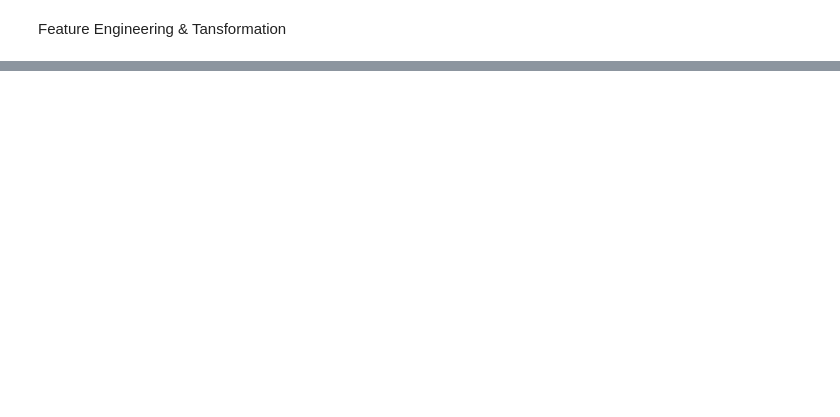
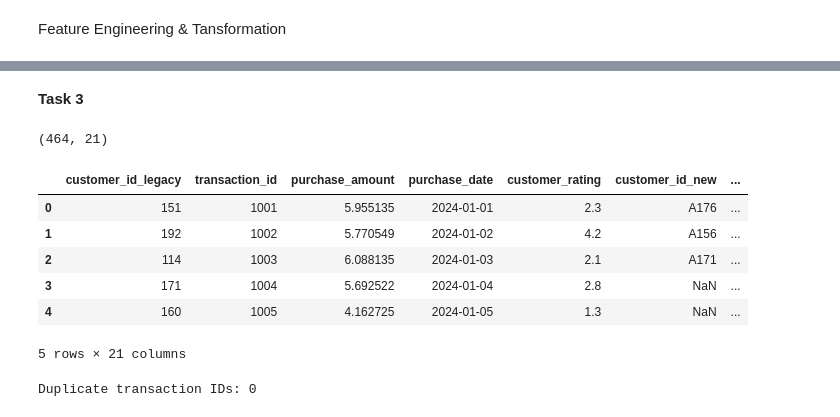
Before and after one commit to Eliane-M/data_preprocessing, a Jupyter notebook: notebook/data_preprocessing_assignment.ipynb, the cells around one changed output, grey strips where cells are left out. Cells and saved outputs as stored; diff of their text form; code cells hidden in the pictures; blank space fills up the shorter version.

```diff
--- a/notebook/data_preprocessing_assignment.ipynb
+++ b/notebook/data_preprocessing_assignment.ipynb
@@ -198,0 +263,34 @@ final_df.to_csv("final_customer_data_10.csv", index=False)
+# %% [markdown]
+**Task 3**
+# %%
+import numpy as np
+import seaborn as sns
+import matplotlib.pyplot as plt
+from sklearn.feature_selection import SelectKBest, f_regression
+from scipy.stats import skew
+
+# Load the augmented dataset
+final_data = pd.read_csv('../augmented_dataset/final_customer_data_10.csv')
+print(final_data.shape)
+final_data.head()
+# %% [output]
+(464, 21)
+|  | customer_id_legacy | transaction_id | purchase_amount | purchase_date | customer_rating | customer_id_new | ... |
+| 0 | 151 | 1001 | 5.955135 | 2024-01-01 | 2.3 | A176 | ... |
+| 1 | 192 | 1002 | 5.770549 | 2024-01-02 | 4.2 | A156 | ... |
+| 2 | 114 | 1003 | 6.088135 | 2024-01-03 | 2.1 | A171 | ... |
+| 3 | 171 | 1004 | 5.692522 | 2024-01-04 | 2.8 | NaN | ... |
+| 4 | 160 | 1005 | 4.162725 | 2024-01-05 | 1.3 | NaN | ... |
+5 rows × 21 columns
+# %%
+# Data integrity checks
+
+# Check for duplicate transaction ids
+duplicate_transaction_ids = data['transaction_id'].duplicated().sum()
+print(f"Duplicate transaction IDs: {duplicate_transaction_ids}")
+
+if duplicate_transaction_ids > 0:
+    data = data.drop_duplicates(subset=['transaction_id'])
+    print(data.shape)
+# %% [output]
+Duplicate transaction IDs: 0
```
Also changed, not shown: parts of 22 cells of this notebook, 6 other files.
